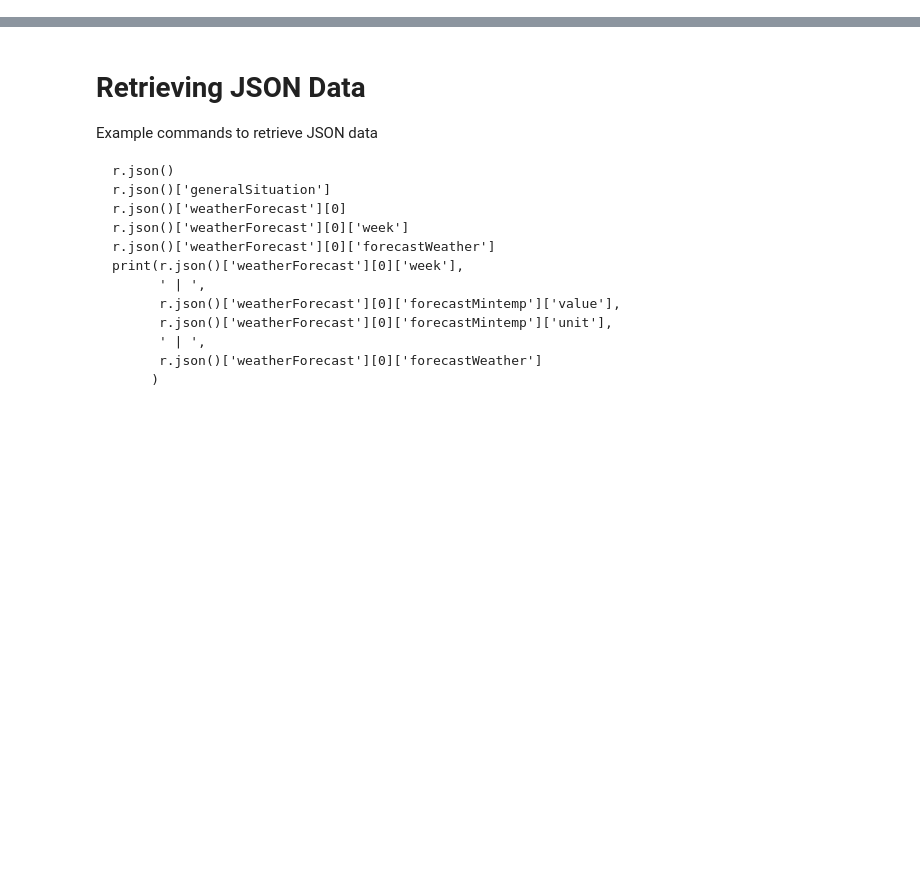
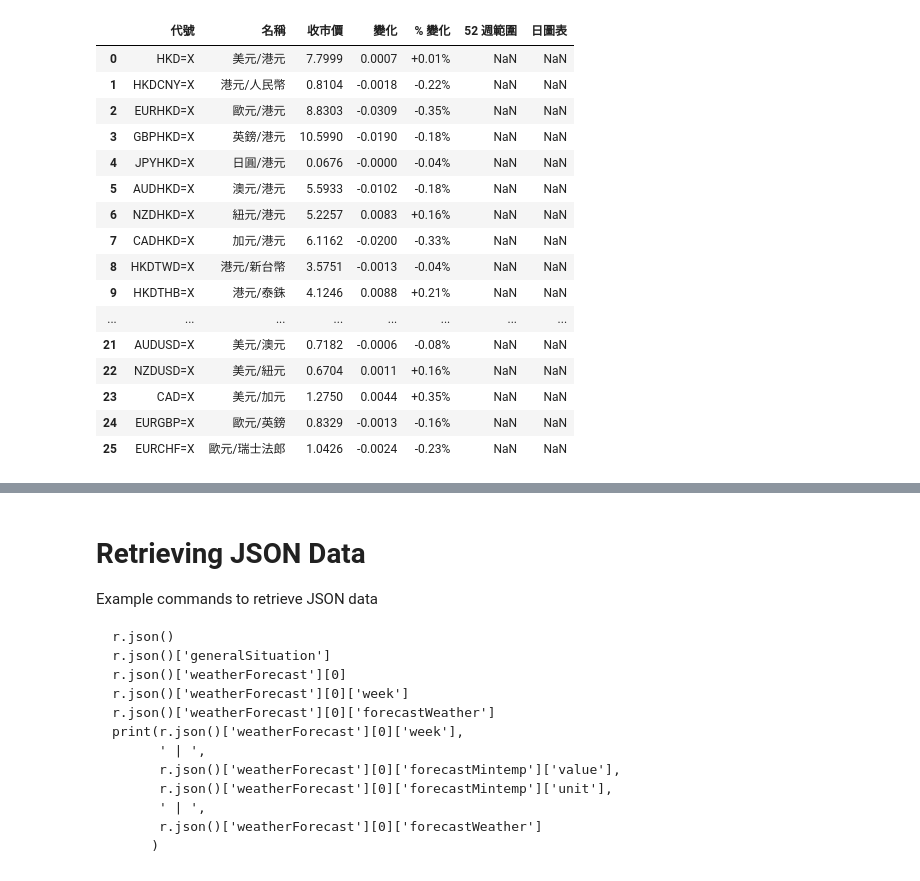
Before and after one commit to ngsanluk/PythonInter, a Jupyter notebook: Jupyter-Notebook/Day2.ipynb, the cells around one changed output, grey strips where cells are left out. Drawn from its saved outputs; the diff is of its cells as text; code cells hidden in the pictures; blank space fills up the shorter version.

```diff
--- a/Jupyter-Notebook/Day2.ipynb
+++ b/Jupyter-Notebook/Day2.ipynb
@@ -0,0 +85,22 @@
+# %%
+url3 = 'https://hk.finance.yahoo.com/currencies'
+raw_html_tbl3 = pd.read_html(url3)
+raw_html_tbl3[0]
+# %% [output]
+|  | 代號 | 名稱 | 收市價 | 變化 | % 變化 | 52 週範圍 | 日圖表 |
+| 0 | HKD=X | 美元/港元 | 7.7999 | 0.0007 | +0.01% | NaN | NaN |
+| 1 | HKDCNY=X | 港元/人民幣 | 0.8104 | -0.0018 | -0.22% | NaN | NaN |
+| 2 | EURHKD=X | 歐元/港元 | 8.8303 | -0.0309 | -0.35% | NaN | NaN |
+| 3 | GBPHKD=X | 英鎊/港元 | 10.5990 | -0.0190 | -0.18% | NaN | NaN |
+| 4 | JPYHKD=X | 日圓/港元 | 0.0676 | -0.0000 | -0.04% | NaN | NaN |
+| 5 | AUDHKD=X | 澳元/港元 | 5.5933 | -0.0102 | -0.18% | NaN | NaN |
+| 6 | NZDHKD=X | 紐元/港元 | 5.2257 | 0.0083 | +0.16% | NaN | NaN |
+| 7 | CADHKD=X | 加元/港元 | 6.1162 | -0.0200 | -0.33% | NaN | NaN |
+| 8 | HKDTWD=X | 港元/新台幣 | 3.5751 | -0.0013 | -0.04% | NaN | NaN |
+| 9 | HKDTHB=X | 港元/泰銖 | 4.1246 | 0.0088 | +0.21% | NaN | NaN |
+| ... | ... | ... | ... | ... | ... | ... | ... |
+| 21 | AUDUSD=X | 美元/澳元 | 0.7182 | -0.0006 | -0.08% | NaN | NaN |
+| 22 | NZDUSD=X | 美元/紐元 | 0.6704 | 0.0011 | +0.16% | NaN | NaN |
+| 23 | CAD=X | 美元/加元 | 1.2750 | 0.0044 | +0.35% | NaN | NaN |
+| 24 | EURGBP=X | 歐元/英鎊 | 0.8329 | -0.0013 | -0.16% | NaN | NaN |
+| 25 | EURCHF=X | 歐元/瑞士法郎 | 1.0426 | -0.0024 | -0.23% | NaN | NaN |
```
Also changed, not shown: parts of 12 cells of this notebook, 3 other files.
